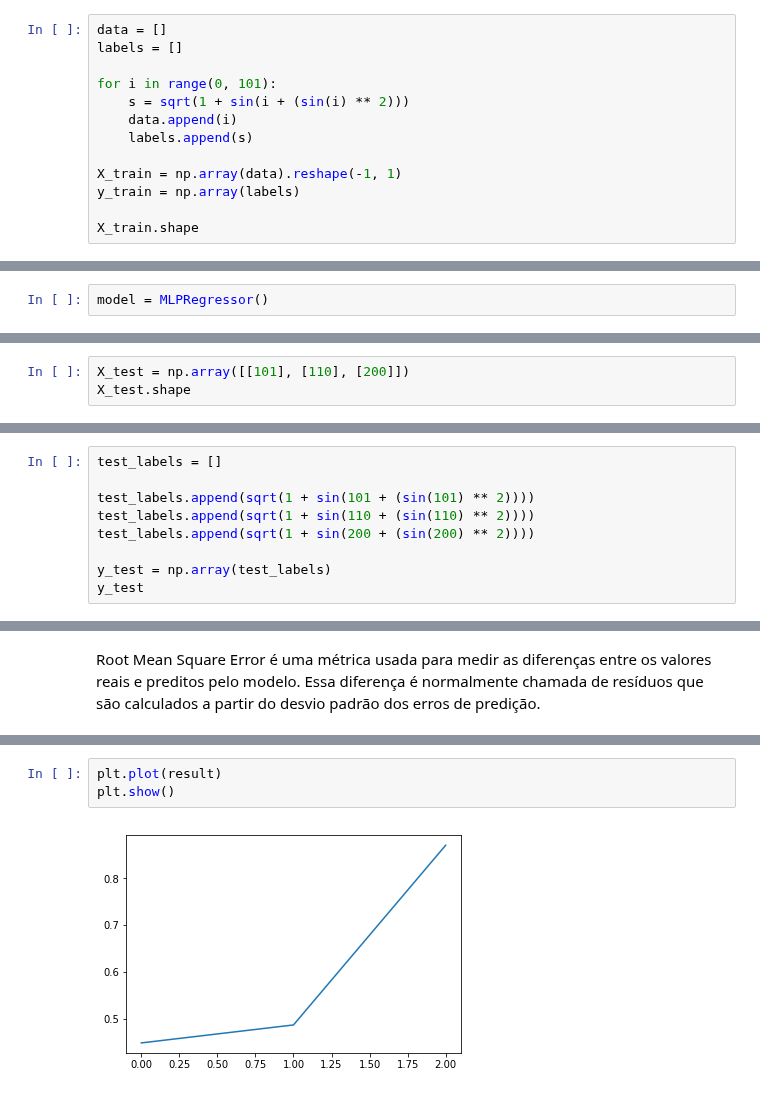
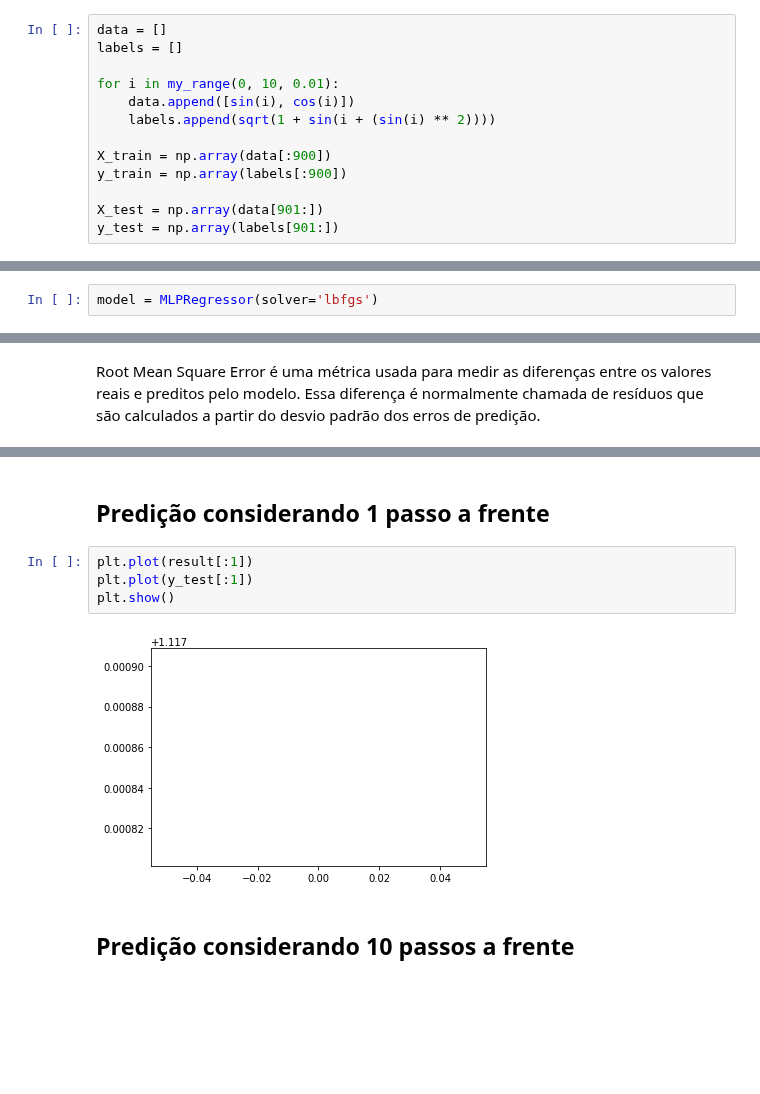
Before and after one commit to vagneroliveirars/data-science-e-big-data-uniritter, a Jupyter notebook: machine-learning-II/trabalho1/Problema de Regressao.ipynb, the cells around one changed output, grey strips where cells are left out. Saved outputs shown, nothing was run; the diff lists cells and outputs as text; blank space fills up the shorter version.

```diff
--- a/machine-learning-II/trabalho1/Problema de Regressao.ipynb
+++ b/machine-learning-II/trabalho1/Problema de Regressao.ipynb
@@ -14,12 +17,12 @@ from sklearn.metrics import mean_squared_error
 data = []
 labels = []
 
-for i in range(0, 101):
-    s = sqrt(1 + sin(i + (sin(i) ** 2)))
-    data.append(i)
-    labels.append(s)
+for i in my_range(0, 10, 0.01):
+    data.append([sin(i), cos(i)])
+    labels.append(sqrt(1 + sin(i + (sin(i) ** 2))))
 
-X_train = np.array(data).reshape(-1, 1)
-y_train = np.array(labels)
+X_train = np.array(data[:900])
+y_train = np.array(labels[:900])
 
-X_train.shape
+X_test = np.array(data[901:])
+y_test = np.array(labels[901:])
@@ -33,5 +41,5 @@ plt.show()
 # %%
-model = MLPRegressor()
+model = MLPRegressor(solver='lbfgs')
 # %%
 model.fit(X_train, y_train)
 # %% [output]
@@ -44,4 +52 @@ MLPRegressor(activation='relu', alpha=0.0001, batch_size='auto', beta_1=0.9,
        verbose=False, warm_start=False)
-# %%
-X_test = np.array([[101], [110], [200]])
-X_test.shape
@@ -50,9 +52,0 @@ X_test.shape
-# %%
-test_labels = []
-
-test_labels.append(sqrt(1 + sin(101 + (sin(101) ** 2))))
-test_labels.append(sqrt(1 + sin(110 + (sin(110) ** 2))))
-test_labels.append(sqrt(1 + sin(200 + (sin(200) ** 2))))
-
-y_test = np.array(test_labels)
-y_test
@@ -100,6 +77,11 @@ Erro médio nas predições: 0.554756
+# %% [markdown]
+<h2>Predição considerando 1 passo a frente</h2>
 # %%
-plt.plot(result)
+plt.plot(result[:1])
+plt.plot(y_test[:1])
 plt.show()
 # %% [output]
-[figure, old version]
+[figure, new version]
+# %% [markdown]
+<h2>Predição considerando 10 passos a frente</h2>
 # %%
```
Also changed, not shown: parts of 19 cells of this notebook.
